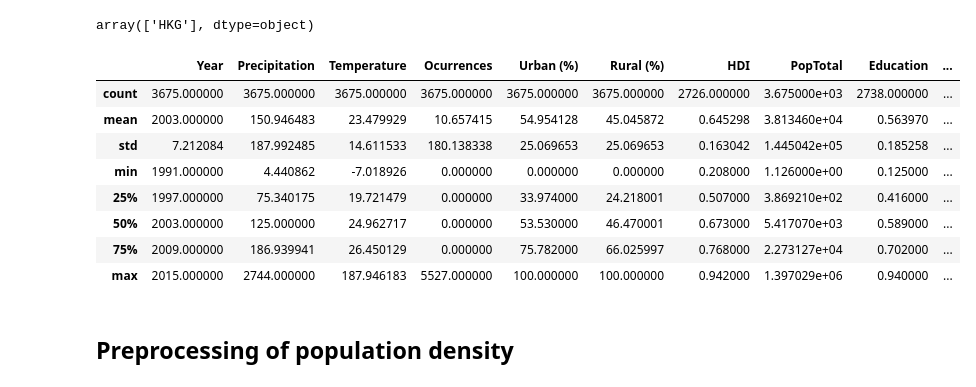
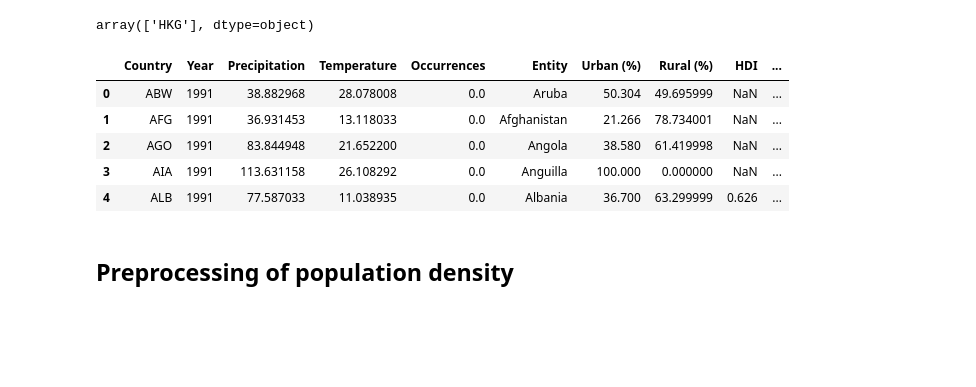
Before and after one commit to QuirkyDataScientist1978/project_dengue_fever, a Jupyter notebook: Final_Project_IP.ipynb, the cells around one changed output. Saved outputs shown, nothing was run; the diff lists cells and outputs as text; code cells hidden in the pictures; blank space fills up the shorter version.

```diff
--- a/Final_Project_IP.ipynb
+++ b/Final_Project_IP.ipynb
@@ -192,7 +192,7 @@ temp_rain_occur=pd.merge(temp_rain,annualOccur,
                    how='left',
                    left_on = ['Year','Country'],
                    right_on = ['Year','Country'])
-temp_rain_occur.rename(columns={'OCCURRENCE_ID':'Ocurrences', 'tas':'Temperature', 'pr':'Precipitation'}, inplace=True)
+temp_rain_occur.rename(columns={'OCCURRENCE_ID':'Occurrences', 'tas':'Temperature', 'pr':'Precipitation'}, inplace=True)
 temp_rain_occur.shape
 # %% [output]
 (3675, 5)
@@ -874,17 +874,15 @@ annualDengue['Country'].loc[~annualDengue['Country'].isin(countryList)].unique()
 array(['HKG'], dtype=object)
 # %%
 data= pd.merge(data, annualDengue,  how='left', left_on=['Country','Year'], right_on = ['Country','Year'])
-data.describe()
+data['Dengue'].fillna(0,inplace=True)
+data.head()
 # %% [output]
-|  | Year | Precipitation | Temperature | Ocurrences | Urban (%) | Rural (%) | HDI | PopTotal | Education | ... |
-| count | 3675.000000 | 3675.000000 | 3675.000000 | 3675.000000 | 3675.000000 | 3675.000000 | 2726.000000 | 3.675000e+03 | 2738.000000 | ... |
-| mean | 2003.000000 | 150.946483 | 23.479929 | 10.657415 | 54.954128 | 45.045872 | 0.645298 | 3.813460e+04 | 0.563970 | ... |
-| std | 7.212084 | 187.992485 | 14.611533 | 180.138338 | 25.069653 | 25.069653 | 0.163042 | 1.445042e+05 | 0.185258 | ... |
-| min | 1991.000000 | 4.440862 | -7.018926 | 0.000000 | 0.000000 | 0.000000 | 0.208000 | 1.126000e+00 | 0.125000 | ... |
-| 25% | 1997.000000 | 75.340175 | 19.721479 | 0.000000 | 33.974000 | 24.218001 | 0.507000 | 3.869210e+02 | 0.416000 | ... |
-| 50% | 2003.000000 | 125.000000 | 24.962717 | 0.000000 | 53.530000 | 46.470001 | 0.673000 | 5.417070e+03 | 0.589000 | ... |
-| 75% | 2009.000000 | 186.939941 | 26.450129 | 0.000000 | 75.782000 | 66.025997 | 0.768000 | 2.273127e+04 | 0.702000 | ... |
-| max | 2015.000000 | 2744.000000 | 187.946183 | 5527.000000 | 100.000000 | 100.000000 | 0.942000 | 1.397029e+06 | 0.940000 | ... |
+|  | Country | Year | Precipitation | Temperature | Occurrences | Entity | Urban (%) | Rural (%) | HDI | ... |
+| 0 | ABW | 1991 | 38.882968 | 28.078008 | 0.0 | Aruba | 50.304 | 49.695999 | NaN | ... |
+| 1 | AFG | 1991 | 36.931453 | 13.118033 | 0.0 | Afghanistan | 21.266 | 78.734001 | NaN | ... |
+| 2 | AGO | 1991 | 83.844948 | 21.652200 | 0.0 | Angola | 38.580 | 61.419998 | NaN | ... |
+| 3 | AIA | 1991 | 113.631158 | 26.108292 | 0.0 | Anguilla | 100.000 | 0.000000 | NaN | ... |
+| 4 | ALB | 1991 | 77.587033 | 11.038935 | 0.0 | Albania | 36.700 | 63.299999 | 0.626 | ... |
 # %% [markdown]
 ## Preprocessing of population density
 # %%
```
Also changed, not shown: parts of 22 cells of this notebook.
